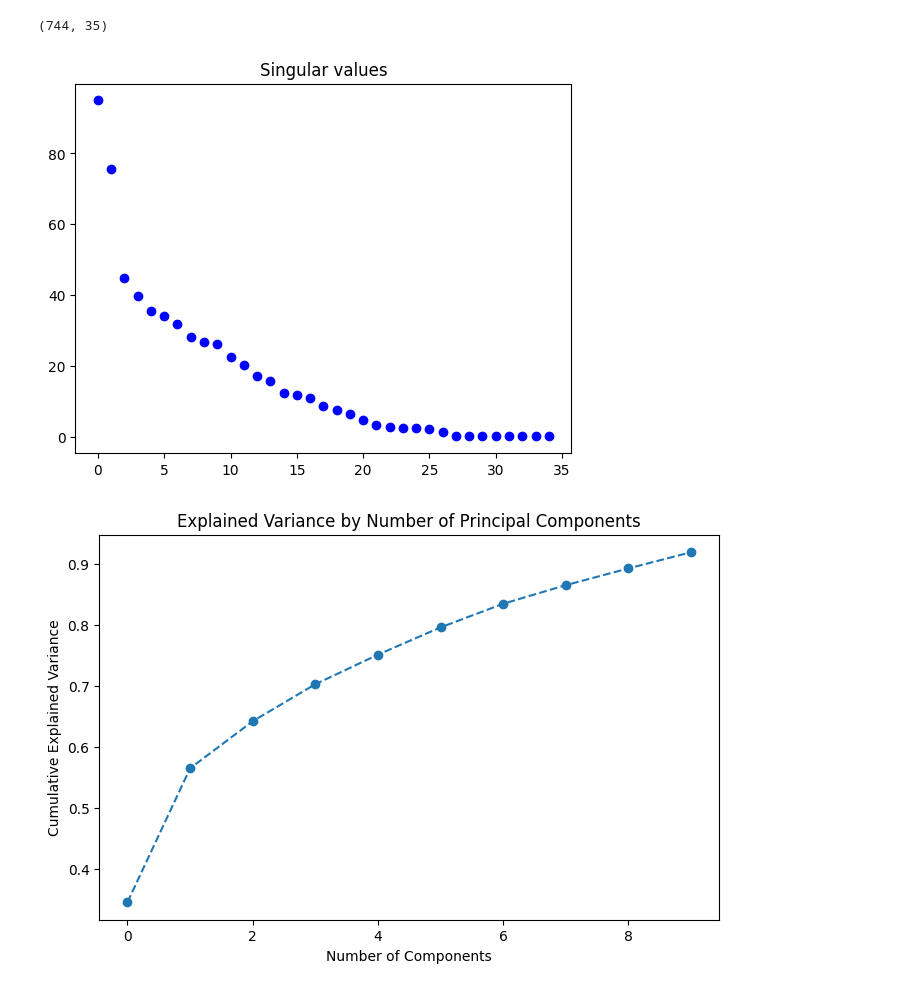
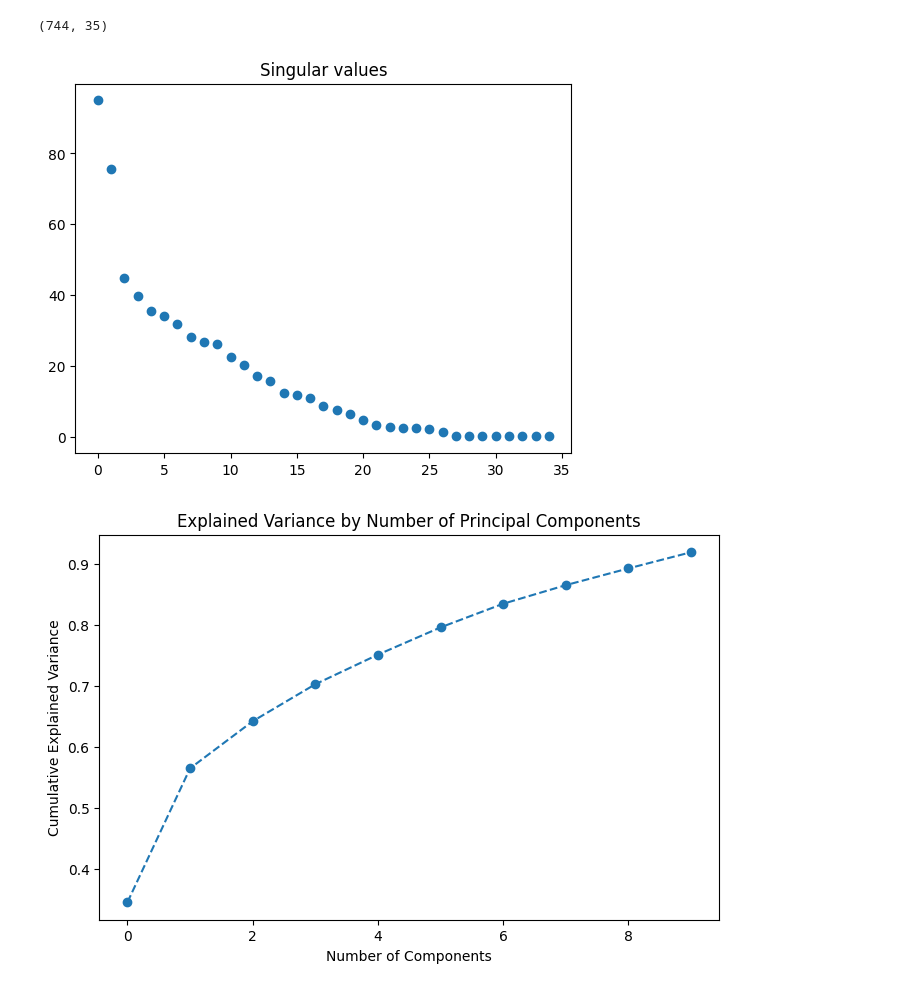
Before and after one commit to ChinmayVar/FinalProject156, a Jupyter notebook: final_proj.ipynb, the cells around one changed output. Drawn from its saved outputs; the diff is of its cells as text; code cells hidden in the pictures.

Commit message:
added graph

```diff
--- a/final_proj.ipynb
+++ b/final_proj.ipynb
@@ -114,11 +127,11 @@ U,S,VT = np.linalg.svd(X_train_tilde, full_matrices=False)
 # %%
 # Graph the singular values to determine the number of principle components to use for the analysis
 
-plt.plot(S,'bo')
+plt.plot(S,'o')
 plt.title('Singular values')
 plt.show()
 # %% [output]
-[figure, old version]
+[figure, new version]
 # %%
 # PCA
 pca = PCA(n_components=10)  # Using the 10 highest singular values
```
Also changed, not shown: parts of 2 cells of this notebook.
